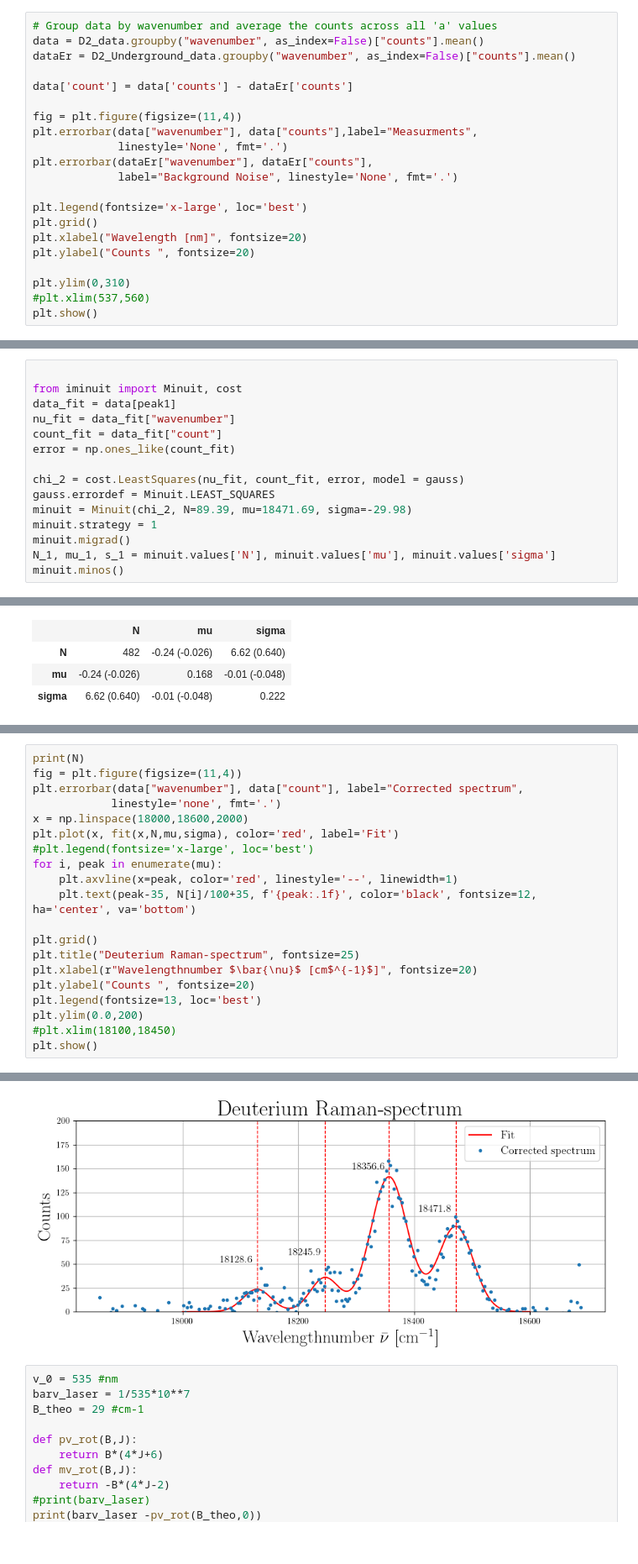
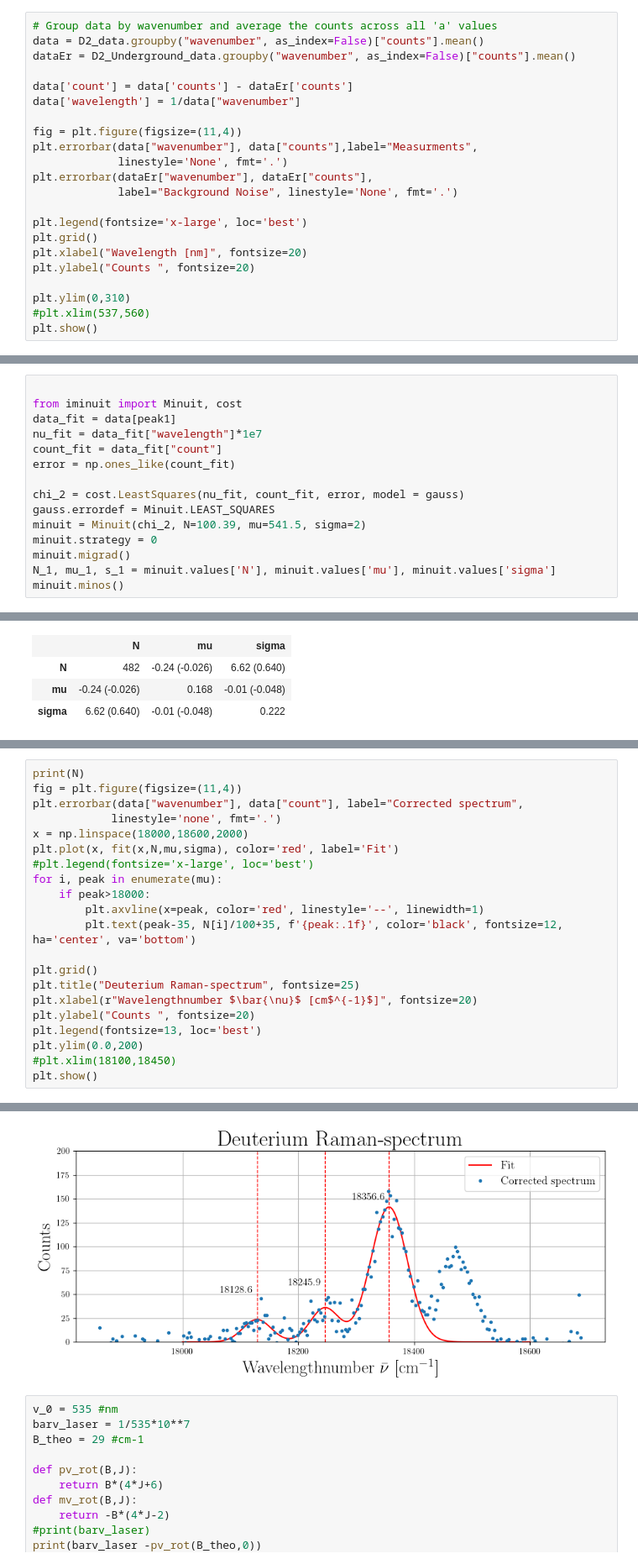
Before and after one commit to ParisHuth/FP, a Jupyter notebook: F43/protocoll.ipynb, the cells around one changed output, grey strips where cells are left out. Shown at 84% size. Drawn from its saved outputs; the diff is of its cells as text.

```diff
--- a/F43/protocoll.ipynb
+++ b/F43/protocoll.ipynb
@@ -240,6 +240,7 @@ data = D2_data.groupby("wavenumber", as_index=False)["counts"].mean()
 dataEr = D2_Underground_data.groupby("wavenumber", as_index=False)["counts"].mean()
 
 data['count'] = data['counts'] - dataEr['counts']
+data['wavelength'] = 1/data["wavenumber"]
 
 fig = plt.figure(figsize=(11,4))
 plt.errorbar(data["wavenumber"], data["counts"],label="Measurments",
@@ -299,14 +301,14 @@ peak4 = (data["wavenumber"] > 18070) & (data["wavenumber"]< 18180)
 
 from iminuit import Minuit, cost
 data_fit = data[peak1]
-nu_fit = data_fit["wavenumber"]
+nu_fit = data_fit["wavelength"]*1e7
 count_fit = data_fit["count"]
 error = np.ones_like(count_fit)
 
 chi_2 = cost.LeastSquares(nu_fit, count_fit, error, model = gauss)
 gauss.errordef = Minuit.LEAST_SQUARES
-minuit = Minuit(chi_2, N=89.39, mu=18471.69, sigma=-29.98)
-minuit.strategy = 1
+minuit = Minuit(chi_2, N=100.39, mu=541.5, sigma=2)
+minuit.strategy = 0
 minuit.migrad()
 N_1, mu_1, s_1 = minuit.values['N'], minuit.values['mu'], minuit.values['sigma']
 minuit.minos()
@@ -463,8 +465,9 @@ x = np.linspace(18000,18600,2000)
 plt.plot(x, fit(x,N,mu,sigma), color='red', label='Fit')
 #plt.legend(fontsize='x-large', loc='best')
 for i, peak in enumerate(mu):
-    plt.axvline(x=peak, color='red', linestyle='--', linewidth=1)
-    plt.text(peak-35, N[i]/100+35, f'{peak:.1f}', color='black', fontsize=12, ha='center', va='bottom')
+    if peak>18000:
+        plt.axvline(x=peak, color='red', linestyle='--', linewidth=1)
+        plt.text(peak-35, N[i]/100+35, f'{peak:.1f}', color='black', fontsize=12, ha='center', va='bottom')
 
 plt.grid()
 plt.title("Deuterium Raman-spectrum", fontsize=25)
@@ -479,4 +482,4 @@ plt.show()
-[figure, old version]
+[figure, new version]
 # %%
 v_0 = 535 #nm
 barv_laser = 1/535*10**7
```
Also changed, not shown: parts of 10 cells of this notebook, 18 other files.
